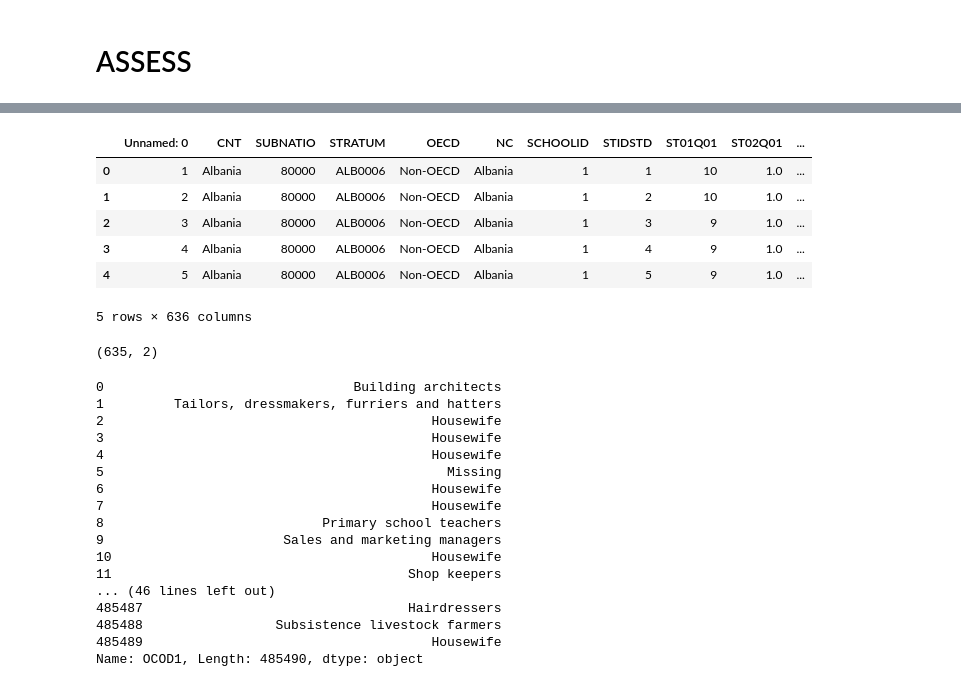
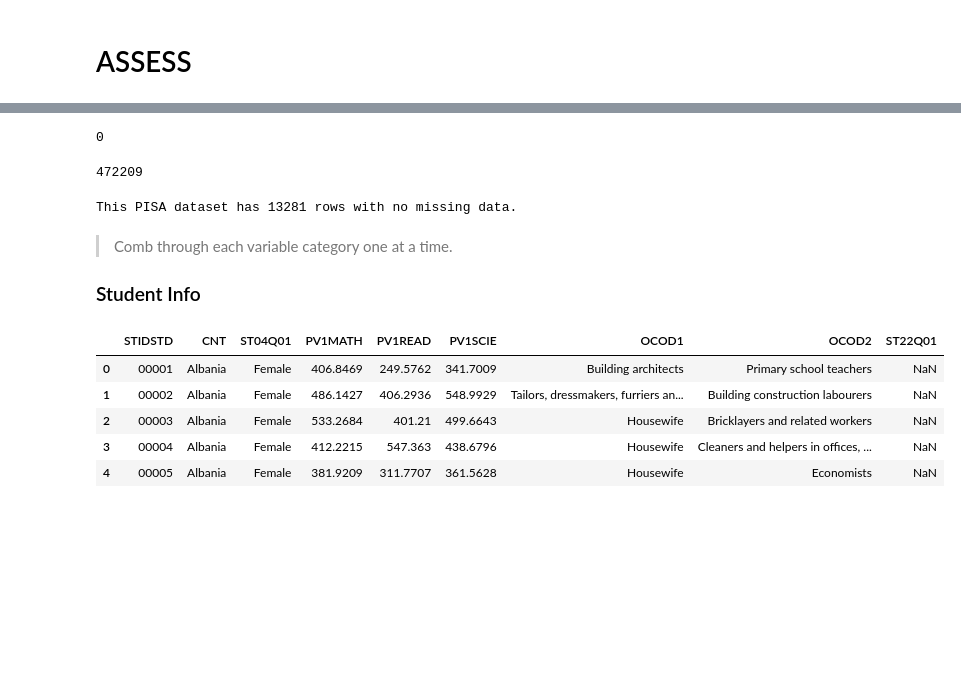
Before and after one commit to aeglon97/Communicate-Data-Findings, a Jupyter notebook: pisa_wrangle.ipynb, the cells around one changed output, grey strips where cells are left out. Cells and saved outputs as stored; diff of their text form; code cells hidden in the pictures; blank space fills up the shorter version.

```diff
--- a/pisa_wrangle.ipynb
+++ b/pisa_wrangle.ipynb
@@ -12,5 +12,6 @@ dill.dump_session('notebook_session.db') #save
 #dill.load_session('notebook_session.db') #load
 # %%
 zf = zipfile.ZipFile('./data/pisa2012.zip')
-pisa = pd.read_csv(zf.open('pisa2012.csv'), encoding = 'latin-1')
+pisa2012 = pd.read_csv(zf.open('pisa2012.csv'), encoding = 'latin-1', sep = ',',
+                   error_bad_lines = False, index_col = False, dtype = 'unicode')
 # %% [markdown]
@@ -125,0 +182,3 @@ Name: EC04Q05A, dtype: int64
+# %%
+#create categories for each variable
+student_info = ['STIDSTD', 'CNT', 'ST04Q01', 'PV1MATH', 'PV1READ', 'PV1SCIE', 'OCOD1', 'OCOD2', 'ST22Q01']
@@ -128,37 +256,29 @@ Name: EC04Q05A, dtype: int64
+# %%
+#number of rows with duplicate data
+pisa2012.duplicated().sum()
+# %% [output]
+0
+# %%
+#count how many rows have missing data
+pisa2012.isna().sum().max()
+# %% [output]
+472209
+# %%
+print('This PISA dataset has {} rows with no missing data.'.format(pisa2012.shape[0] - pisa2012.isna().sum().max()))
+# %% [output]
+This PISA dataset has 13281 rows with no missing data.
+# %% [markdown]
+> Comb through each variable category one at a time.
+
+### Student Info
+# %%
+df_student_info = pisa2012[student_info]
 # %%
-pisa.head()
+df_student_info.head()
 # %% [output]
-|  | Unnamed: 0 | CNT | SUBNATIO | STRATUM | OECD | NC | SCHOOLID | STIDSTD | ST01Q01 | ST02Q01 | ... |
-| 0 | 1 | Albania | 80000 | ALB0006 | Non-OECD | Albania | 1 | 1 | 10 | 1.0 | ... |
-| 1 | 2 | Albania | 80000 | ALB0006 | Non-OECD | Albania | 1 | 2 | 10 | 1.0 | ... |
-| 2 | 3 | Albania | 80000 | ALB0006 | Non-OECD | Albania | 1 | 3 | 9 | 1.0 | ... |
-| 3 | 4 | Albania | 80000 | ALB0006 | Non-OECD | Albania | 1 | 4 | 9 | 1.0 | ... |
-| 4 | 5 | Albania | 80000 | ALB0006 | Non-OECD | Albania | 1 | 5 | 9 | 1.0 | ... |
+|  | STIDSTD | CNT | ST04Q01 | PV1MATH | PV1READ | PV1SCIE | OCOD1 | OCOD2 | ST22Q01 |
+| 0 | 00001 | Albania | Female | 406.8469 | 249.5762 | 341.7009 | Building architects | Primary school teachers | NaN |
+| 1 | 00002 | Albania | Female | 486.1427 | 406.2936 | 548.9929 | Tailors, dressmakers, furriers an... | Building construction labourers | NaN |
+| 2 | 00003 | Albania | Female | 533.2684 | 401.21 | 499.6643 | Housewife | Bricklayers and related workers | NaN |
+| 3 | 00004 | Albania | Female | 412.2215 | 547.363 | 438.6796 | Housewife | Cleaners and helpers in offices, ... | NaN |
+| 4 | 00005 | Albania | Female | 381.9209 | 311.7707 | 361.5628 | Housewife | Economists | NaN |
-5 rows × 636 columns
-# %%
-#look at column descriptions
-pisa_dict = pd.read_csv('./data/pisadict2012.csv', encoding = 'latin-1')
-pisa_dict.shape
-# %% [output]
-(635, 2)
-# %%
-#check for missing entries
-pisa['OCOD1']
-# %% [output]
-0                                Building architects
-1         Tailors, dressmakers, furriers and hatters
-2                                          Housewife
-3                                          Housewife
-4                                          Housewife
-5                                            Missing
-6                                          Housewife
-7                                          Housewife
-8                            Primary school teachers
-9                       Sales and marketing managers
-10                                         Housewife
-11                                      Shop keepers
-... (46 lines left out)
-485487                                  Hairdressers
-485488                 Subsistence livestock farmers
-485489                                     Housewife
-Name: OCOD1, Length: 485490, dtype: object
```
Also changed, not shown: parts of 61 cells of this notebook, 1 other file.
